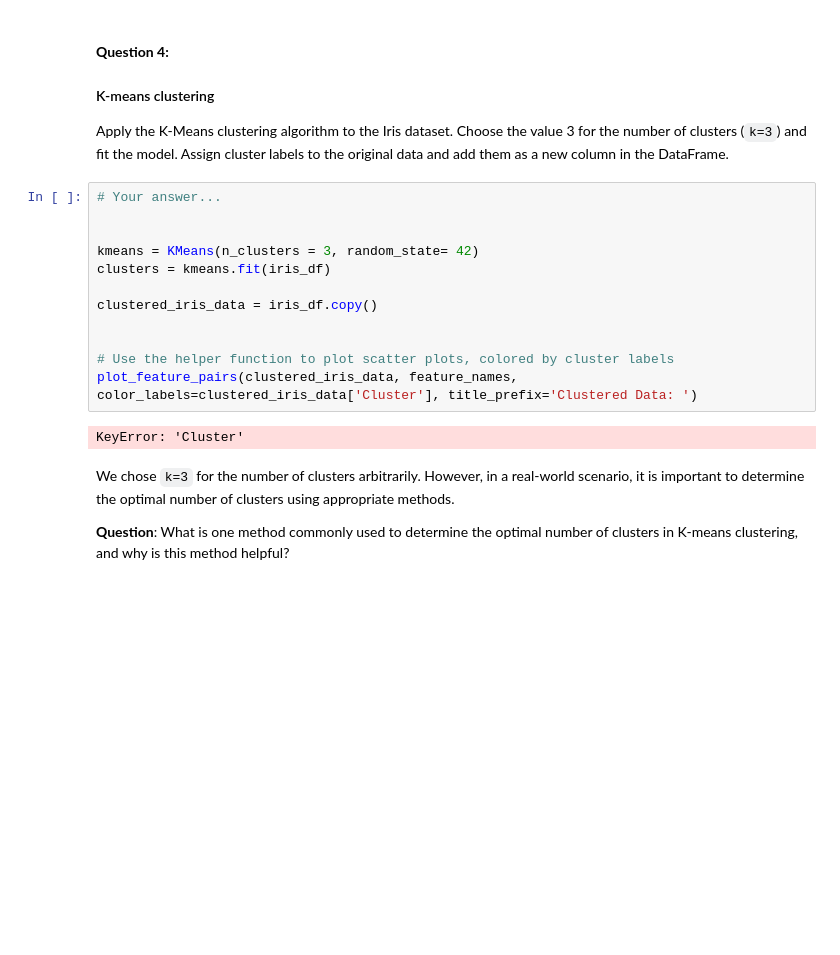
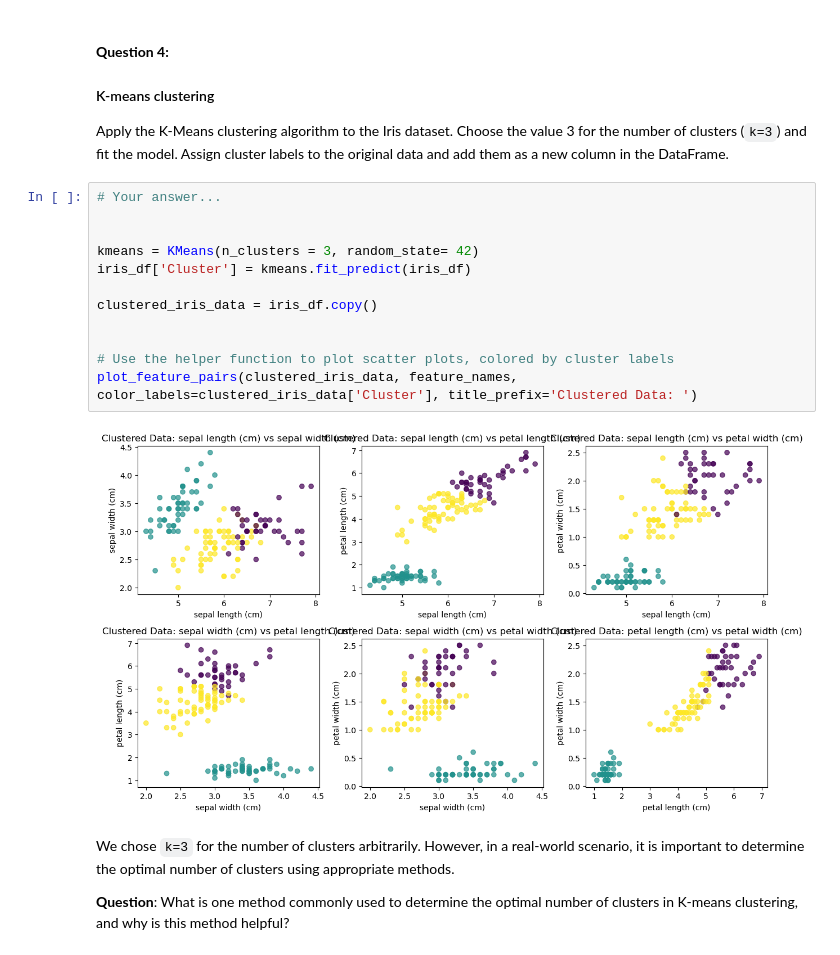
Before and after one commit to qint99/LCR, a Jupyter notebook: 02_activities/assignments/assignment_3.ipynb, the cells around one changed output. Drawn from its saved outputs; the diff is of its cells as text; blank space fills up the shorter version.

```diff
--- a/02_activities/assignments/assignment_3.ipynb
+++ b/02_activities/assignments/assignment_3.ipynb
@@ -159,17 +159,17 @@ Apply the K-Means clustering algorithm to the Iris dataset. Choose the value 3 f
 # %%
 # Your answer...
 
 
 kmeans = KMeans(n_clusters = 3, random_state= 42)
-clusters = kmeans.fit(iris_df)
+iris_df['Cluster'] = kmeans.fit_predict(iris_df)
 
 clustered_iris_data = iris_df.copy()
 
 
 # Use the helper function to plot scatter plots, colored by cluster labels
 plot_feature_pairs(clustered_iris_data, feature_names, color_labels=clustered_iris_data['Cluster'], title_prefix='Clustered Data: ')
 # %% [output]
-KeyError: 'Cluster'
+[figure, added]
 # %% [markdown]
 We chose `k=3` for the number of clusters arbitrarily. However, in a real-world scenario, it is important to determine the optimal number of clusters using appropriate methods.
 
```
